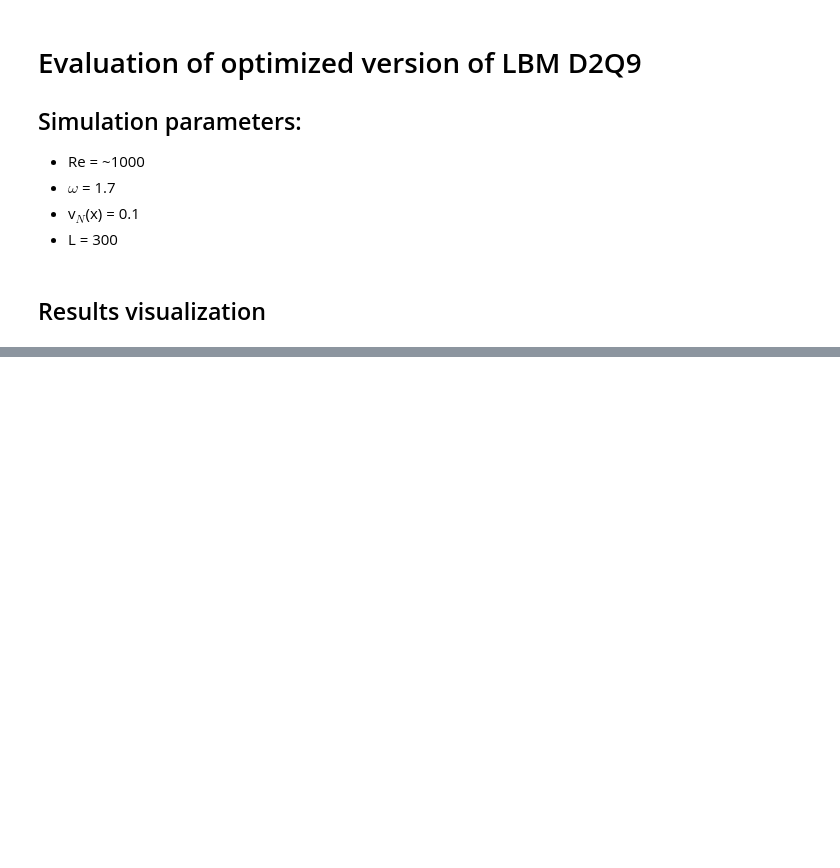
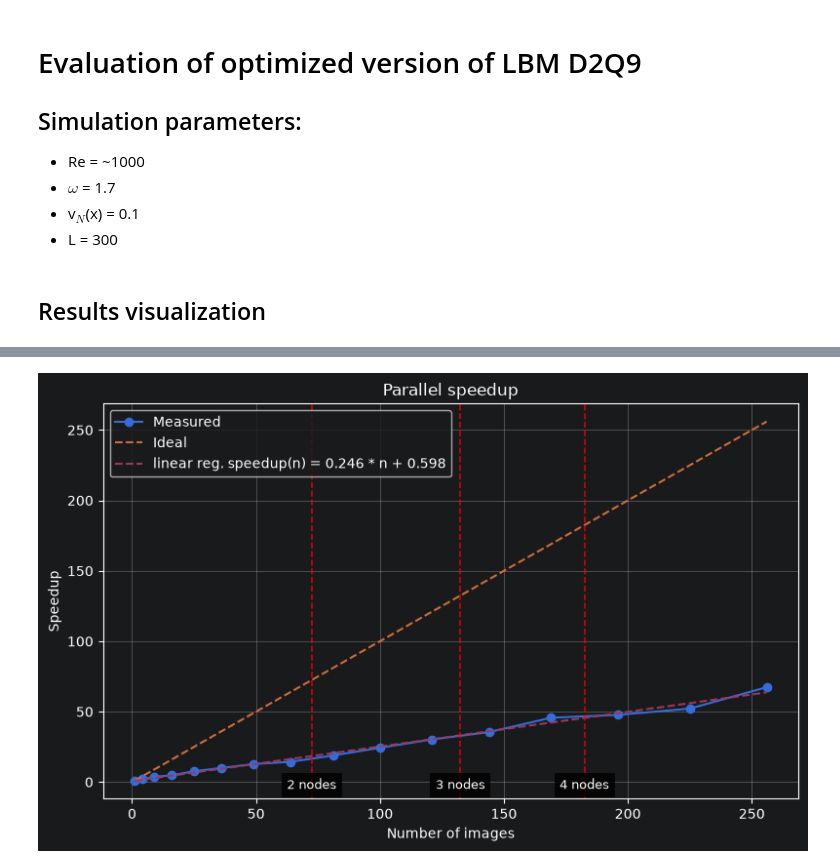
Before and after one commit to FranekM/Lattice-Boltzmann-D2Q9-Solver-in-Fortran, a Jupyter notebook: eval/evaluation.ipynb, the cells around one changed output, grey strips where cells are left out. Cells and saved outputs as stored; diff of their text form; code cells hidden in the pictures; blank space fills up the shorter version.

```diff
--- a/eval/evaluation.ipynb
+++ b/eval/evaluation.ipynb
@@ -189,0 +148,28 @@ plt.show()
+# %%
+# Speedup
+plt.figure(figsize=(8, 5))
+speedup = avg['MLUPS'] / avg[avg['n'] == 1]['MLUPS'].values[0]
+a, b = np.polyfit(avg['n'], speedup, 1)
+plt.plot(avg['n'], speedup, "o-", label="Measured")
+plt.plot(avg['n'], avg['n'], "--", label="Ideal")
+plt.plot(avg['n'], a * avg['n'] + b, '--', label=f'linear reg. speedup(n) = {a:.3f} * n + {b:.3f}')
+
+node_limits = [
+    (72.5,  "2 nodes"),
+    (132.5, "3 nodes"),
+    (182.5, "4 nodes")
+]
+y_max = plt.ylim()[0] + 5
+for x, label in node_limits:
+    plt.axvline(x=x, color="red", linestyle="--", linewidth=1.2, alpha=0.8)
+    plt.text(x=x, y=y_max, s=label, rotation=0, ha="center", va="bottom", fontsize=9, bbox=dict(facecolor="black", edgecolor="none", alpha=0.8))
+
+plt.xlabel("Number of images")
+plt.ylabel("Speedup")
+plt.title("Parallel speedup")
+plt.grid(True)
+plt.legend()
+plt.tight_layout()
+plt.show()
+# %% [output]
+[figure, added]
```
Also changed, not shown: parts of 19 cells of this notebook.
